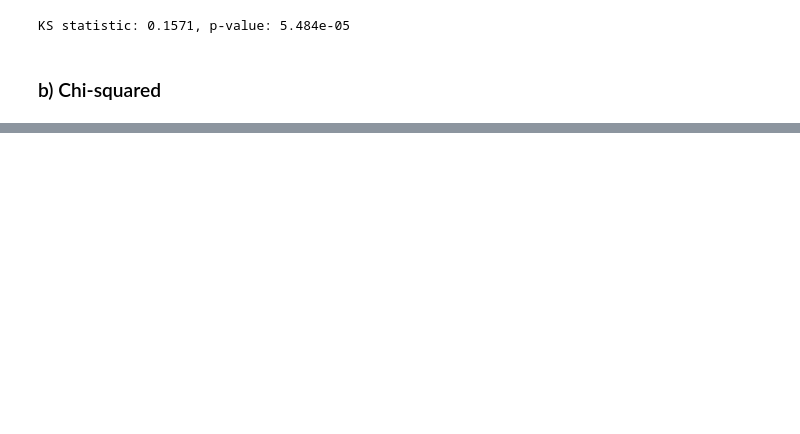
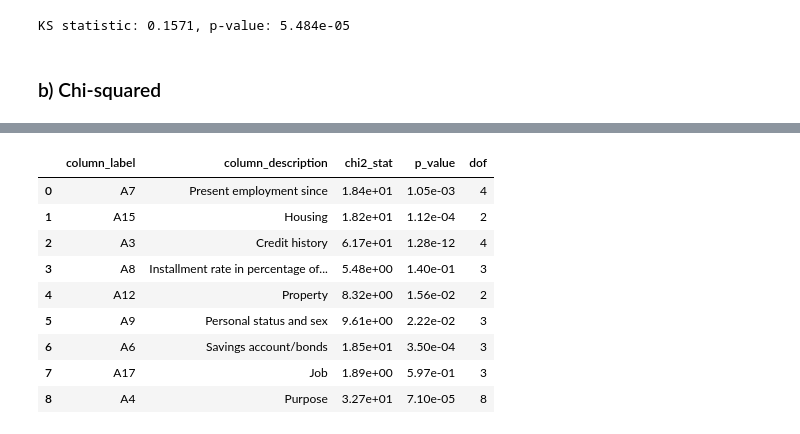
Before and after one commit to feed0/german-credit-data, a Jupyter notebook: python/src/2_fayaad_1_selection.ipynb, the cells around one changed output, grey strips where cells are left out. Saved outputs shown, nothing was run; the diff lists cells and outputs as text; code cells hidden in the pictures; blank space fills up the shorter version.

Commit message:
[GCD] FAYAAD 1 SELECTION: add Chi Squared for [categorical, ordinal] columns

```diff
--- a/python/src/2_fayaad_1_selection.ipynb
+++ b/python/src/2_fayaad_1_selection.ipynb
@@ -262,6 +262,8 @@ Univariate Analysis: The second step is to conduct an univariate analysis to ass
 Kolmogorov-Smirnov for continuous variables.
 
 Chi-squared (χ2) for categorical variables.
+# %%
+TARGET_COL = ('T1', 'Is good credit')
 # %% [markdown]
 ### a) Kolmogorov-Smirnov
 # %%
@@ -301,0 +302,52 @@ KS statistic: 0.1571, p-value: 5.484e-05
+# %%
+# Identify categorical columns (excluding dropped ones)
+categorical_cols = [
+    col for col in german_credit_data.columns
+    if DTYPES[col[0]] in ['category', 'ordinal']
+]
+
+chi2_results = []
+
+for col in categorical_cols:
+    # Build contingency table
+    contingency = pd.crosstab(german_credit_data[col], german_credit_data[TARGET_COL])
+    if contingency.shape[0] < 2 or contingency.shape[1] < 2:
+        continue  # Skip columns with only one category or one target value
+
+    chi2, p, dof, expected = chi2_contingency(contingency)
+    chi2_results.append({
+        'column': col,
+        'chi2_stat': chi2,
+        'p_value': p,
+        'dof': dof
+    })
+# %%
+# Display results with formatted chi2_stat and p_value
+df = pd.DataFrame(chi2_results)
+chi2_df = pd.DataFrame(chi2_results)
+chi2_df.columns = ['column', 'chi2_stat', 'p_value', 'dof']
+chi2_df['column_label'] = chi2_df['column'].apply(lambda x: x[0])
+chi2_df['column_description'] = chi2_df['column'].apply(lambda x: x[1])
+chi2_df = chi2_df.drop(columns=['column'])
+
+# Format only chi2_stat and p_value to scientific notation
+chi2_df['chi2_stat'] = chi2_df['chi2_stat'].map(lambda x: f"{x:.2e}")
+chi2_df['p_value'] = chi2_df['p_value'].map(lambda x: f"{x:.2e}")
+
+# Reorder columns for readability
+chi2_df = chi2_df[['column_label', 'column_description', 'chi2_stat', 'p_value', 'dof']]
+chi2_df.sort_values('p_value', inplace=True)
+chi2_df.reset_index(drop=True, inplace=True)
+
+chi2_df
+# %% [output]
+|  | column_label | column_description | chi2_stat | p_value | dof |
+| 0 | A7 | Present employment since | 1.84e+01 | 1.05e-03 | 4 |
+| 1 | A15 | Housing | 1.82e+01 | 1.12e-04 | 2 |
+| 2 | A3 | Credit history | 6.17e+01 | 1.28e-12 | 4 |
+| 3 | A8 | Installment rate in percentage of... | 5.48e+00 | 1.40e-01 | 3 |
+| 4 | A12 | Property | 8.32e+00 | 1.56e-02 | 2 |
+| 5 | A9 | Personal status and sex | 9.61e+00 | 2.22e-02 | 3 |
+| 6 | A6 | Savings account/bonds | 1.85e+01 | 3.50e-04 | 3 |
+| 7 | A17 | Job | 1.89e+00 | 5.97e-01 | 3 |
+| 8 | A4 | Purpose | 3.27e+01 | 7.10e-05 | 8 |
```
Also changed, not shown: parts of 4 cells of this notebook, 1 other file.
